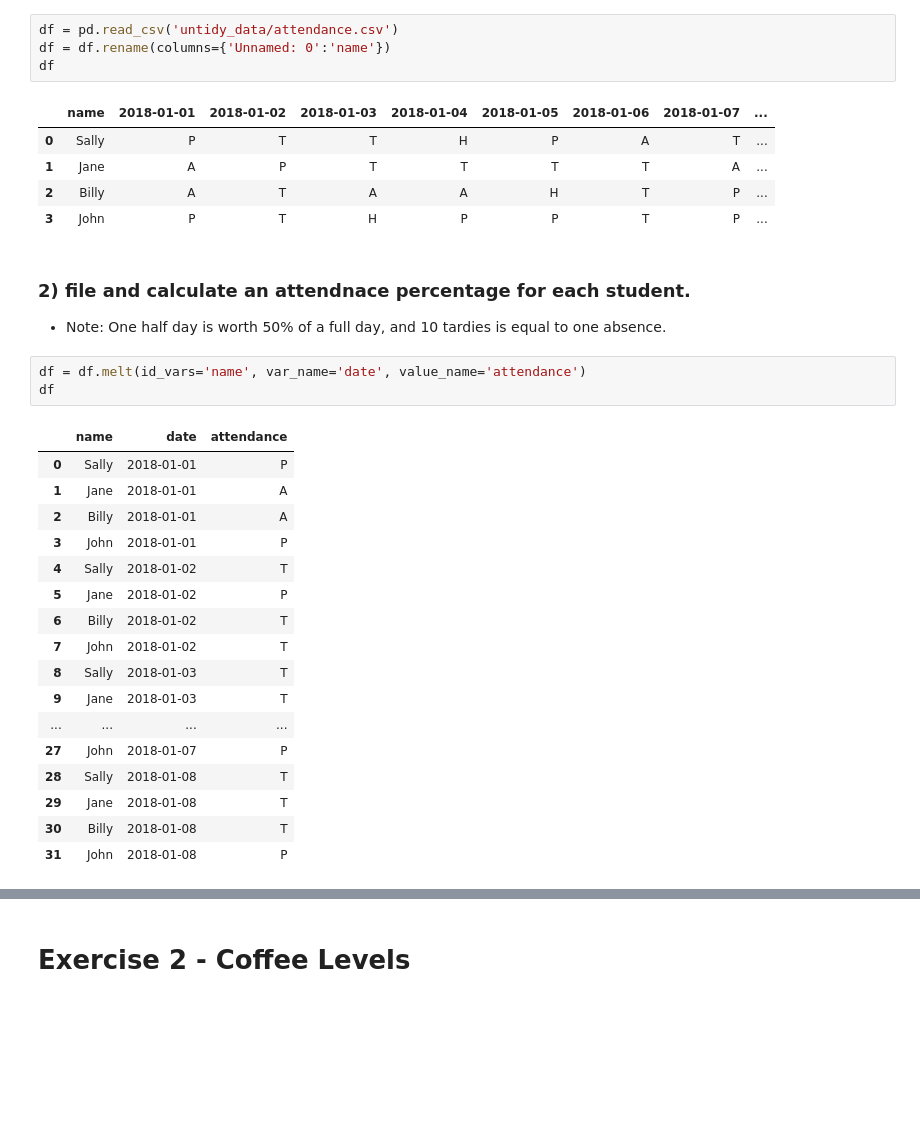
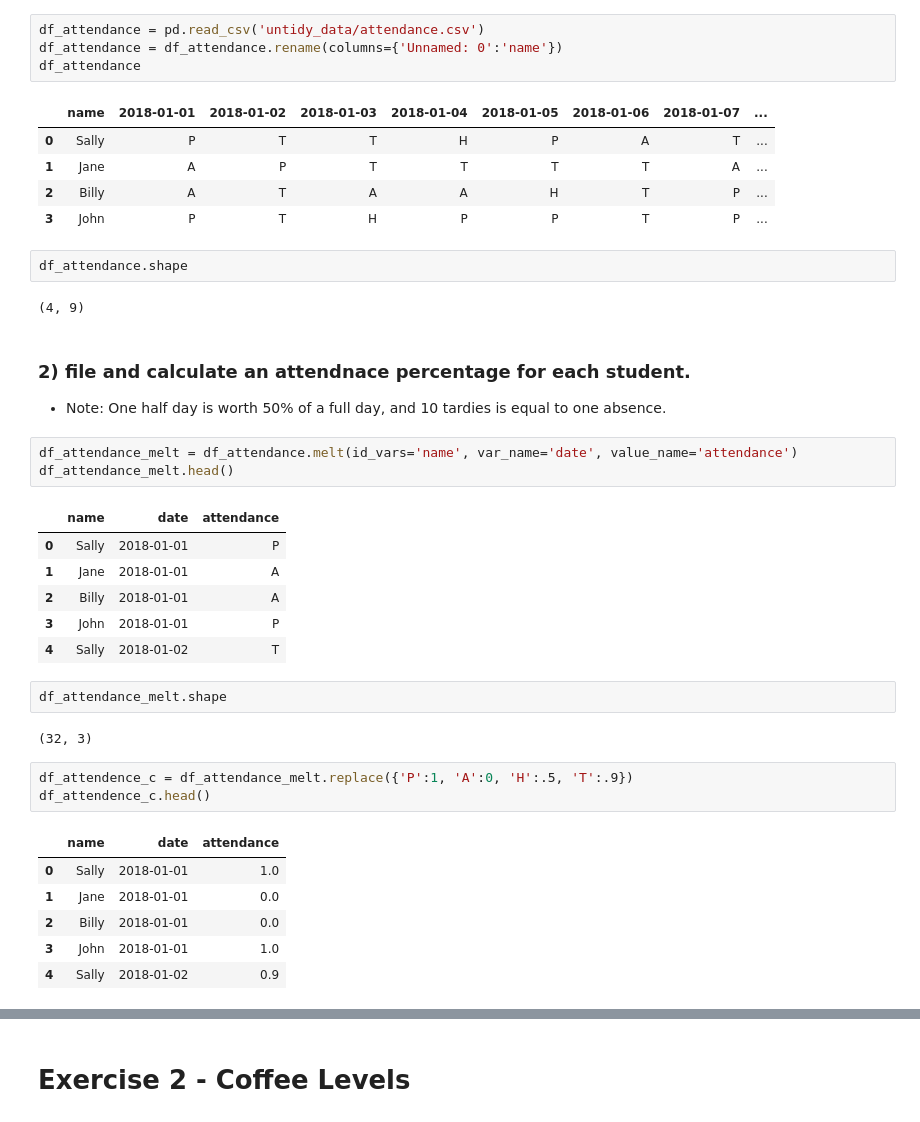
Before and after one commit to kanieladenis/classification-exercises, a Jupyter notebook: tidy_data.ipynb, the cells around one changed output, grey strips where cells are left out. Saved outputs shown, nothing was run; the diff lists cells and outputs as text; blank space fills up the shorter version.

Commit message:
updated classification exercises for class review and updated tidy_data exercises.

```diff
--- a/tidy_data.ipynb
+++ b/tidy_data.ipynb
@@ -6,36 +6,43 @@
 import pandas as pd
 import numpy as np
 # %%
-df = pd.read_csv('untidy_data/attendance.csv')
-df = df.rename(columns={'Unnamed: 0':'name'})
-df
+df_attendance = pd.read_csv('untidy_data/attendance.csv')
+df_attendance = df_attendance.rename(columns={'Unnamed: 0':'name'})
+df_attendance
 # %% [output]
 |  | name | 2018-01-01 | 2018-01-02 | 2018-01-03 | 2018-01-04 | 2018-01-05 | 2018-01-06 | 2018-01-07 | ... |
 | 0 | Sally | P | T | T | H | P | A | T | ... |
 | 1 | Jane | A | P | T | T | T | T | A | ... |
 | 2 | Billy | A | T | A | A | H | T | P | ... |
 | 3 | John | P | T | H | P | P | T | P | ... |
+# %%
+df_attendance.shape
+# %% [output]
+(4, 9)
 # %% [markdown]
 ### 2) file and calculate an attendnace percentage for each student.
 - Note: One half day is worth 50% of a full day, and 10 tardies is equal to one absence.
 # %%
-df = df.melt(id_vars='name', var_name='date', value_name='attendance')
-df
+df_attendance_melt = df_attendance.melt(id_vars='name', var_name='date', value_name='attendance')
+df_attendance_melt.head()
 # %% [output]
 |  | name | date | attendance |
 | 0 | Sally | 2018-01-01 | P |
 | 1 | Jane | 2018-01-01 | A |
 | 2 | Billy | 2018-01-01 | A |
 | 3 | John | 2018-01-01 | P |
 | 4 | Sally | 2018-01-02 | T |
-| 5 | Jane | 2018-01-02 | P |
-| 6 | Billy | 2018-01-02 | T |
-| 7 | John | 2018-01-02 | T |
-| 8 | Sally | 2018-01-03 | T |
-| 9 | Jane | 2018-01-03 | T |
-| ... | ... | ... | ... |
-| 27 | John | 2018-01-07 | P |
-| 28 | Sally | 2018-01-08 | T |
-| 29 | Jane | 2018-01-08 | T |
-| 30 | Billy | 2018-01-08 | T |
-| 31 | John | 2018-01-08 | P |
+# %%
+df_attendance_melt.shape
+# %% [output]
+(32, 3)
+# %%
+df_attendence_c = df_attendance_melt.replace({'P':1, 'A':0, 'H':.5, 'T':.9})
+df_attendence_c.head()
+# %% [output]
+|  | name | date | attendance |
+| 0 | Sally | 2018-01-01 | 1.0 |
+| 1 | Jane | 2018-01-01 | 0.0 |
+| 2 | Billy | 2018-01-01 | 0.0 |
+| 3 | John | 2018-01-01 | 1.0 |
+| 4 | Sally | 2018-01-02 | 0.9 |
```
Also changed, not shown: parts of 24 cells of this notebook, 1 other file.
